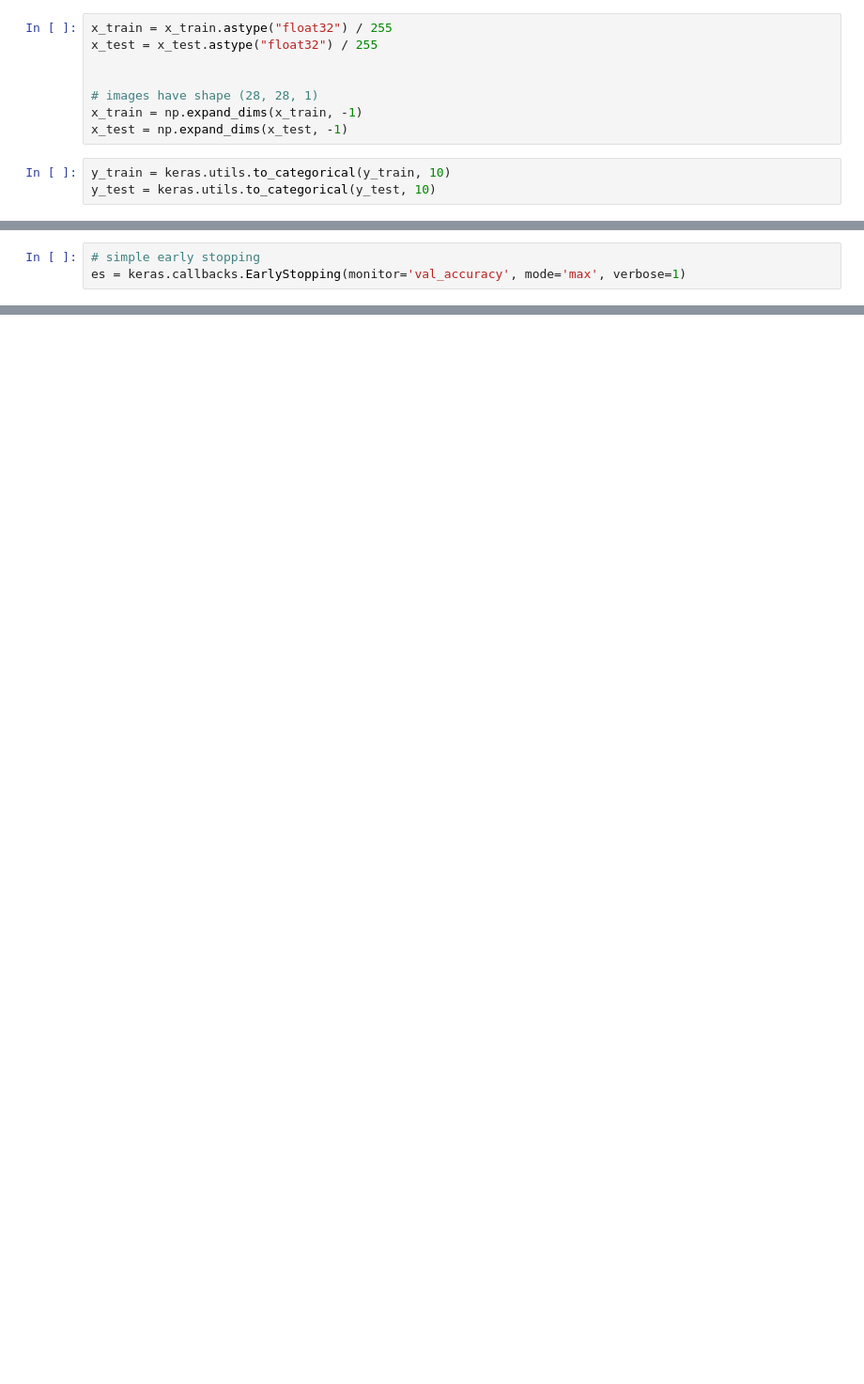
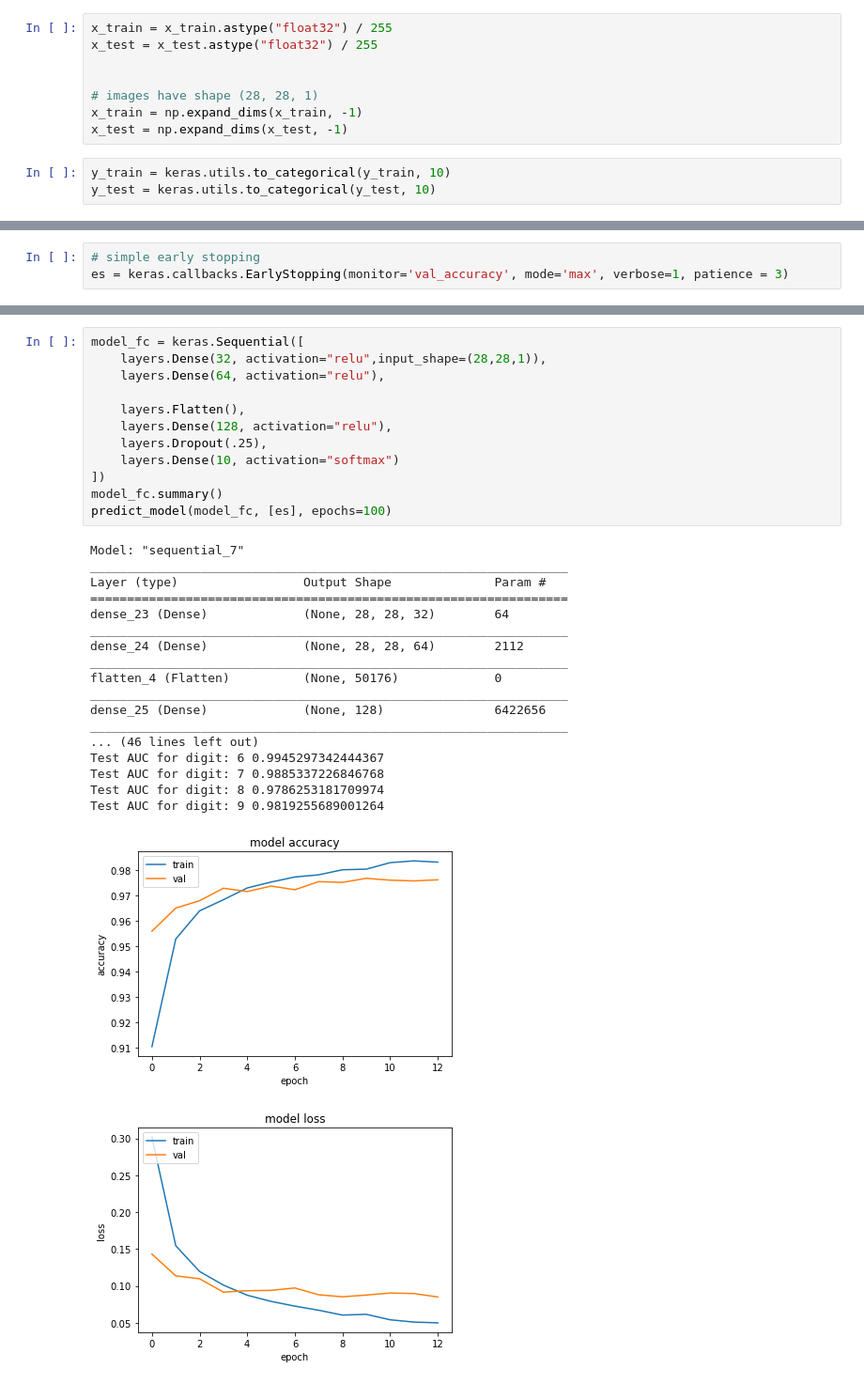
Before and after one commit to ColdBacon/Digit-recognizer, a Jupyter notebook: MNIST_Recognizer.ipynb, the cells around one changed output, grey strips where cells are left out. Shown at 94% size. Cells and saved outputs as stored; diff of their text form; blank space fills up the shorter version.

Commit message:
add base fully connected model and different scores

```diff
--- a/MNIST_Recognizer.ipynb
+++ b/MNIST_Recognizer.ipynb
@@ -58,3 +105,3 @@ y_test = keras.utils.to_categorical(y_test, 10)
 # %%
 # simple early stopping
-es = keras.callbacks.EarlyStopping(monitor='val_accuracy', mode='max', verbose=1)
+es = keras.callbacks.EarlyStopping(monitor='val_accuracy', mode='max', verbose=1, patience = 3)
@@ -60,0 +110,32 @@ es = keras.callbacks.EarlyStopping(monitor='val_accuracy', mode='max', verbose=1
+# %%
+model_fc = keras.Sequential([
+    layers.Dense(32, activation="relu",input_shape=(28,28,1)),
+    layers.Dense(64, activation="relu"),
+
+    layers.Flatten(),
+    layers.Dense(128, activation="relu"),
+    layers.Dropout(.25),
+    layers.Dense(10, activation="softmax")
+])
+model_fc.summary()
+predict_model(model_fc, [es], epochs=100)
+# %% [output]
+Model: "sequential_7"
+_________________________________________________________________
+Layer (type)                 Output Shape              Param #
+=================================================================
+dense_23 (Dense)             (None, 28, 28, 32)        64
+_________________________________________________________________
+dense_24 (Dense)             (None, 28, 28, 64)        2112
+_________________________________________________________________
+flatten_4 (Flatten)          (None, 50176)             0
+_________________________________________________________________
+dense_25 (Dense)             (None, 128)               6422656
+_________________________________________________________________
+... (46 lines left out)
+Test AUC for digit: 6 0.9945297342444367
+Test AUC for digit: 7 0.9885337226846768
+Test AUC for digit: 8 0.9786253181709974
+Test AUC for digit: 9 0.9819255689001264
+[figure, added]
+[figure, added]
```
Also changed, not shown: parts of 21 cells of this notebook.
